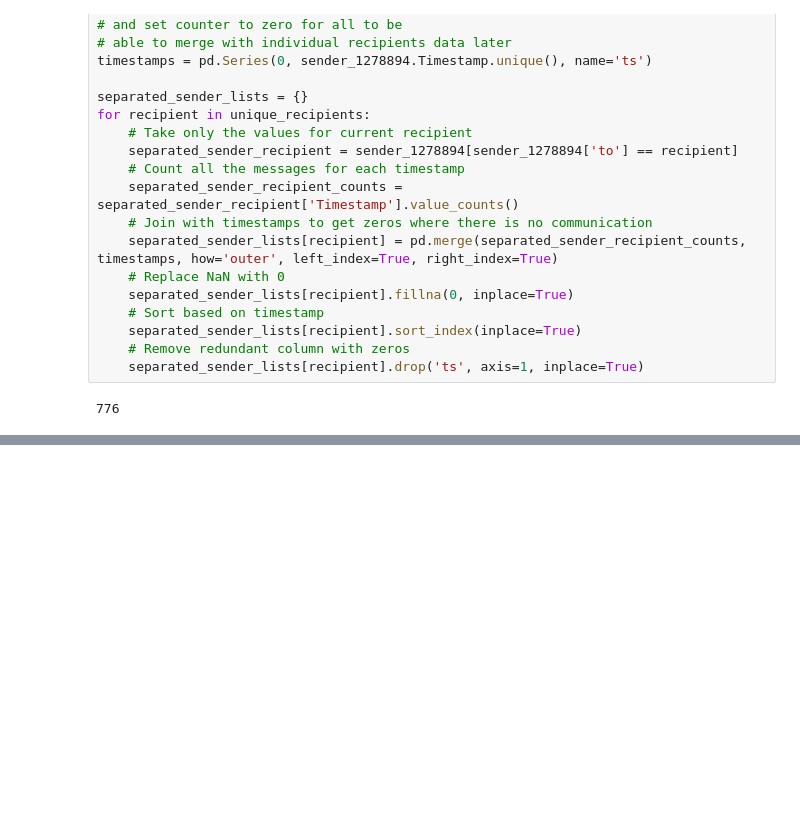
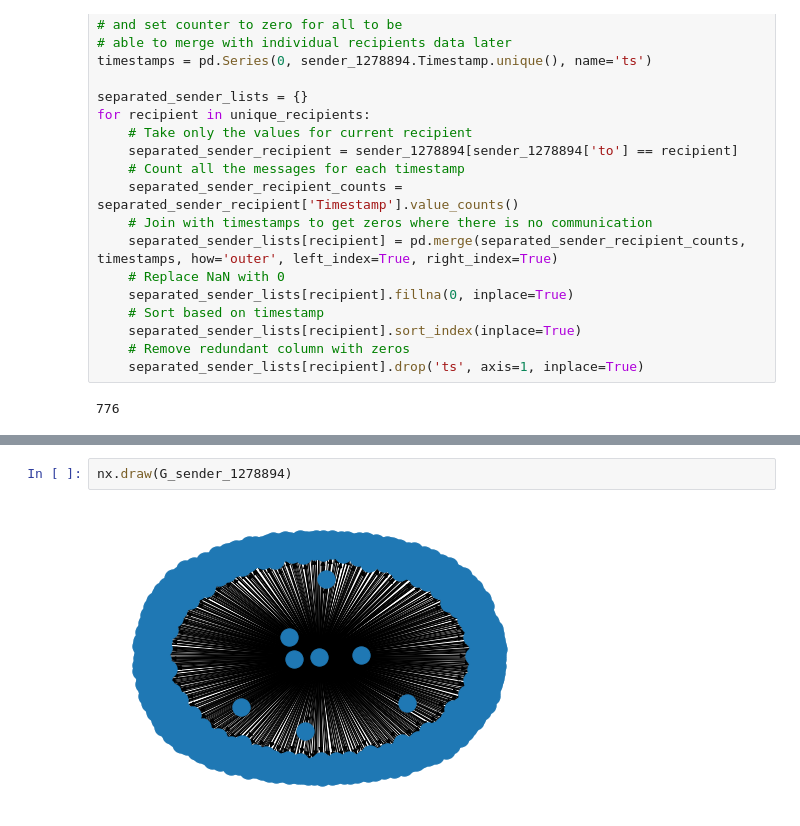
Before and after one commit to becczor/TNM098-project, a Jupyter notebook: project.ipynb, the cells around one changed output, grey strips where cells are left out. Cells and saved outputs as stored; diff of their text form; blank space fills up the shorter version.

```diff
--- a/project.ipynb
+++ b/project.ipynb
@@ -277,0 +293,4 @@ nx.draw(G)
+# %%
+nx.draw(G_sender_1278894)
+# %% [output]
+[figure, added]
```
Also changed, not shown: parts of 2 cells of this notebook.
